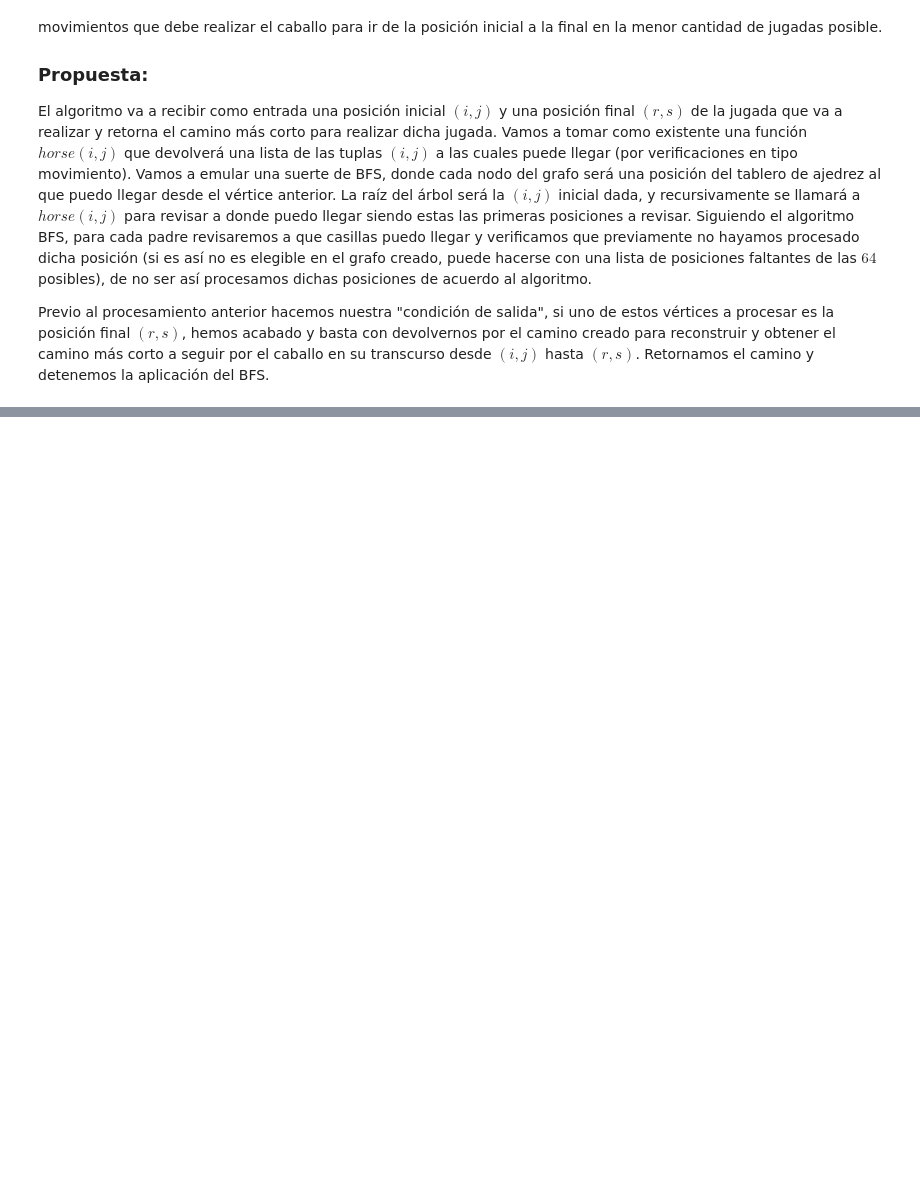
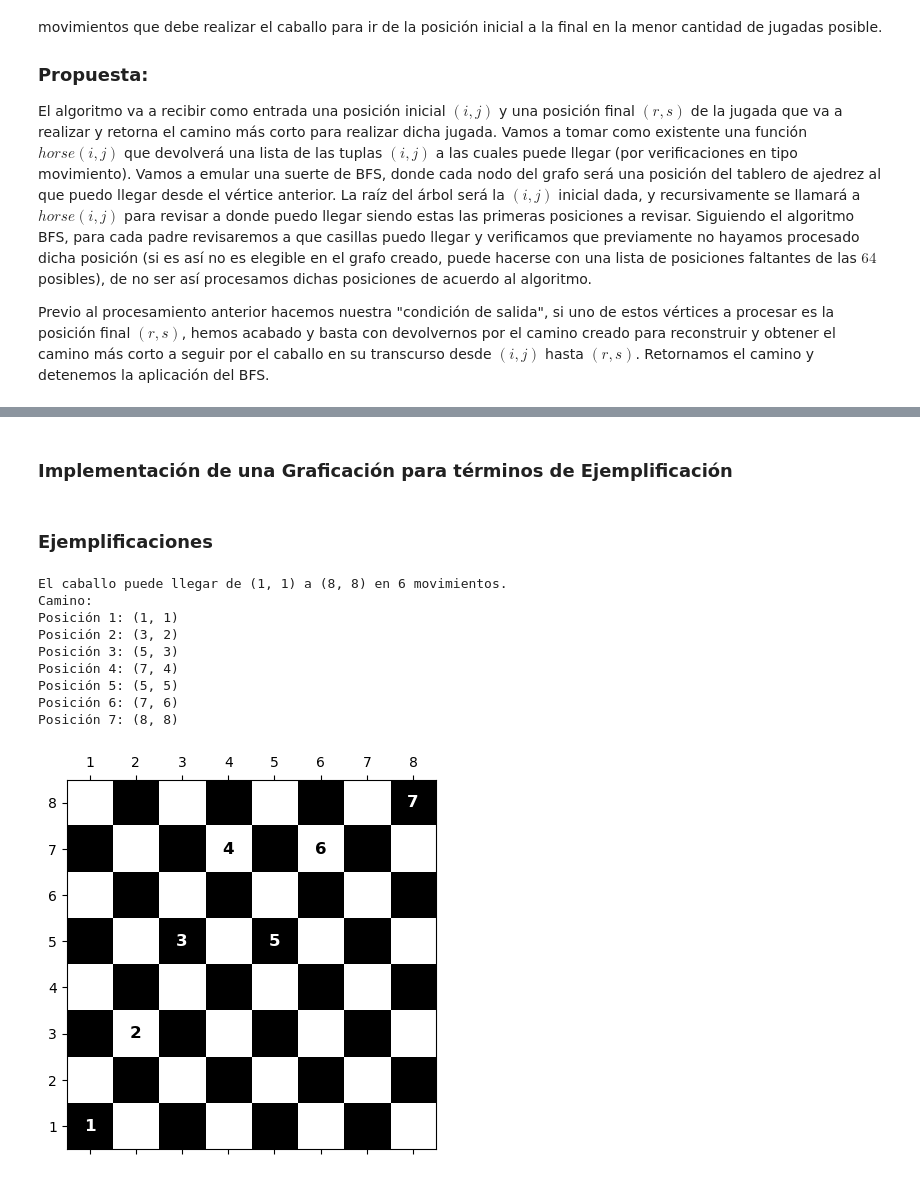
Before and after one commit to leodavid0109/Teoria_de_Grafos, a Jupyter notebook: Tarea 2/Tablero de Ajedrez.ipynb, the cells around one changed output, grey strips where cells are left out. Drawn from its saved outputs; the diff is of its cells as text; code cells hidden in the pictures; blank space fills up the shorter version.

Commit message:
Finalización del Tablero de Ajedrez
Realizo algoritmo para caminos de caballos
Realizo algoritmo de graficación del camino obtenido
Realizo ejemplificaciones

```diff
--- a/Tarea 2/Tablero de Ajedrez.ipynb
+++ b/Tarea 2/Tablero de Ajedrez.ipynb
@@ -19,0 +18,23 @@ Previo al procesamiento anterior hacemos nuestra "condición de salida", si uno
+# %%
+# Implementación de la función horse, será la encargada de devolver los posibles movimientos del caballo en nuestro tablero de ajedrez
+def horse(i, j):
+    # Atributo de guardado de la lista de movimientos posibles
+    movimientos_posibles = []
+    # Verificaciones necesarias de la cabida de los 8 posibles movimientos de un caballo en el tablero de ajedrez 8x8
+    if i+2 <= 8 and j+1 <= 8:
+        movimientos_posibles.append((i+2, j+1))
+    if i+2 <= 8 and j-1 >= 1:
+        movimientos_posibles.append((i+2, j-1))
+    if i-2 >= 1 and j+1 <= 8:
+        movimientos_posibles.append((i-2, j+1))
+    if i-2 >= 1 and j-1 >= 1:
+        movimientos_posibles.append((i-2, j-1))
+    if j+2 <= 8 and i+1 <= 8:
+        movimientos_posibles.append((i+1, j+2))
+    if j+2 <= 8 and i-1 >= 1:
+        movimientos_posibles.append((i-1, j+2))
+    if j-2 >= 1 and i+1 <= 8:
+        movimientos_posibles.append((i+1, j-2))
+    if j-2 >= 1 and i-1 >= 1:
+        movimientos_posibles.append((i-1, j-2))
+    return movimientos_posibles
@@ -19,0 +75,2 @@ Previo al procesamiento anterior hacemos nuestra "condición de salida", si uno
+# %% [markdown]
+### Implementación de una Graficación para términos de Ejemplificación
@@ -19,0 +116,29 @@ Previo al procesamiento anterior hacemos nuestra "condición de salida", si uno
+# %% [markdown]
+### Ejemplificaciones
+# %%
+# Ejemplo de uso 1:
+posicion_inicial = (1, 1)
+posicion_final = (8, 8)
+camino = camino_caballo(posicion_inicial, posicion_final)
+
+if camino:
+    print(f"El caballo puede llegar de {posicion_inicial} a {posicion_final} en {len(camino) - 1} movimientos.")
+    print("Camino:")
+    for paso, posicion in enumerate(camino):
+        print(f"Posición {paso + 1}: {posicion}")
+
+    # Visualizar el tablero con el recorrido
+    visualizar_tablero(camino)
+else:
+    print(f"No hay un camino válido para llegar de {posicion_inicial} a {posicion_final}.")
+# %% [output]
+El caballo puede llegar de (1, 1) a (8, 8) en 6 movimientos.
+Camino:
+Posición 1: (1, 1)
+Posición 2: (3, 2)
+Posición 3: (5, 3)
+Posición 4: (7, 4)
+Posición 5: (5, 5)
+Posición 6: (7, 6)
+Posición 7: (8, 8)
+[figure, added]
```
Also changed, not shown: parts of 6 cells of this notebook.
